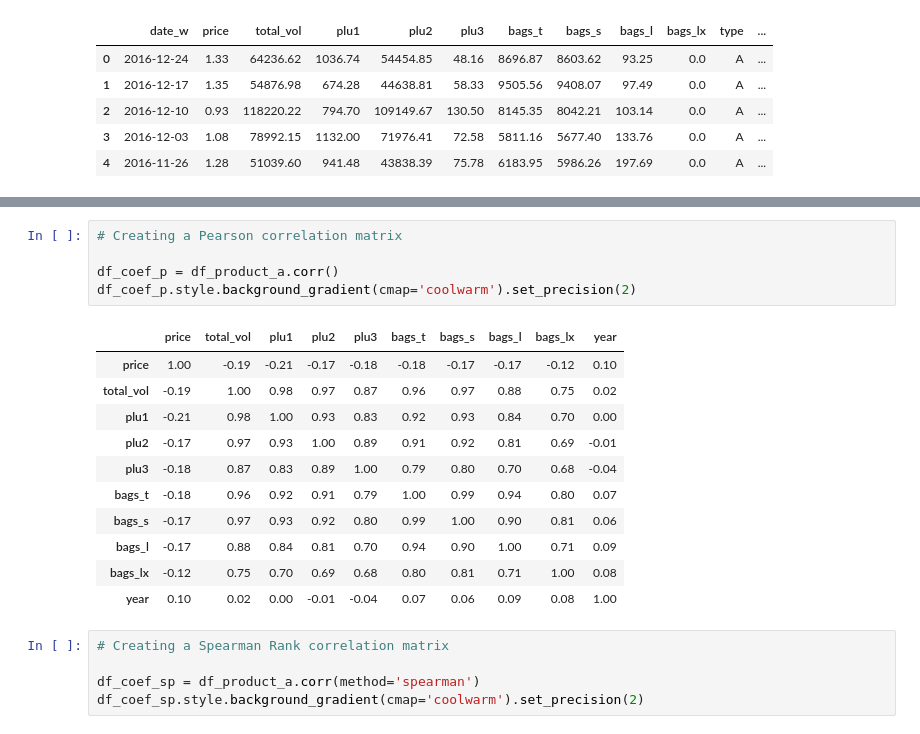
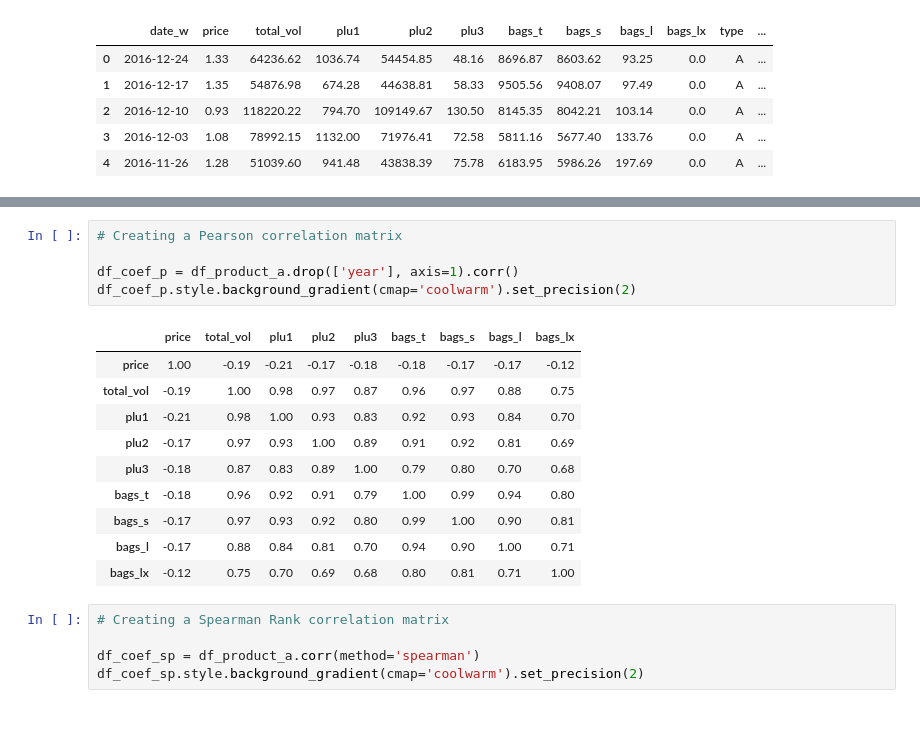
Before and after one commit to PatelKeviin/DataDisca-EDA, a Jupyter notebook: eda_product_a.ipynb, the cells around one changed output, grey strips where cells are left out. Cells and saved outputs as stored; diff of their text form.

```diff
--- a/eda_product_a.ipynb
+++ b/eda_product_a.ipynb
@@ -96,20 +101,19 @@ df_stats
 # %%
 # Creating a Pearson correlation matrix
 
-df_coef_p = df_product_a.corr()
+df_coef_p = df_product_a.drop(['year'], axis=1).corr()
 df_coef_p.style.background_gradient(cmap='coolwarm').set_precision(2)
 # %% [output]
-|  | price | total_vol | plu1 | plu2 | plu3 | bags_t | bags_s | bags_l | bags_lx | year |
-| price | 1.00 | -0.19 | -0.21 | -0.17 | -0.18 | -0.18 | -0.17 | -0.17 | -0.12 | 0.10 |
-| total_vol | -0.19 | 1.00 | 0.98 | 0.97 | 0.87 | 0.96 | 0.97 | 0.88 | 0.75 | 0.02 |
-| plu1 | -0.21 | 0.98 | 1.00 | 0.93 | 0.83 | 0.92 | 0.93 | 0.84 | 0.70 | 0.00 |
-| plu2 | -0.17 | 0.97 | 0.93 | 1.00 | 0.89 | 0.91 | 0.92 | 0.81 | 0.69 | -0.01 |
-| plu3 | -0.18 | 0.87 | 0.83 | 0.89 | 1.00 | 0.79 | 0.80 | 0.70 | 0.68 | -0.04 |
-| bags_t | -0.18 | 0.96 | 0.92 | 0.91 | 0.79 | 1.00 | 0.99 | 0.94 | 0.80 | 0.07 |
-| bags_s | -0.17 | 0.97 | 0.93 | 0.92 | 0.80 | 0.99 | 1.00 | 0.90 | 0.81 | 0.06 |
-| bags_l | -0.17 | 0.88 | 0.84 | 0.81 | 0.70 | 0.94 | 0.90 | 1.00 | 0.71 | 0.09 |
-| bags_lx | -0.12 | 0.75 | 0.70 | 0.69 | 0.68 | 0.80 | 0.81 | 0.71 | 1.00 | 0.08 |
-| year | 0.10 | 0.02 | 0.00 | -0.01 | -0.04 | 0.07 | 0.06 | 0.09 | 0.08 | 1.00 |
+|  | price | total_vol | plu1 | plu2 | plu3 | bags_t | bags_s | bags_l | bags_lx |
+| price | 1.00 | -0.19 | -0.21 | -0.17 | -0.18 | -0.18 | -0.17 | -0.17 | -0.12 |
+| total_vol | -0.19 | 1.00 | 0.98 | 0.97 | 0.87 | 0.96 | 0.97 | 0.88 | 0.75 |
+| plu1 | -0.21 | 0.98 | 1.00 | 0.93 | 0.83 | 0.92 | 0.93 | 0.84 | 0.70 |
+| plu2 | -0.17 | 0.97 | 0.93 | 1.00 | 0.89 | 0.91 | 0.92 | 0.81 | 0.69 |
+| plu3 | -0.18 | 0.87 | 0.83 | 0.89 | 1.00 | 0.79 | 0.80 | 0.70 | 0.68 |
+| bags_t | -0.18 | 0.96 | 0.92 | 0.91 | 0.79 | 1.00 | 0.99 | 0.94 | 0.80 |
+| bags_s | -0.17 | 0.97 | 0.93 | 0.92 | 0.80 | 0.99 | 1.00 | 0.90 | 0.81 |
+| bags_l | -0.17 | 0.88 | 0.84 | 0.81 | 0.70 | 0.94 | 0.90 | 1.00 | 0.71 |
+| bags_lx | -0.12 | 0.75 | 0.70 | 0.69 | 0.68 | 0.80 | 0.81 | 0.71 | 1.00 |
 # %%
 # Creating a Spearman Rank correlation matrix
 
```
Also changed, not shown: parts of 15 cells of this notebook.
